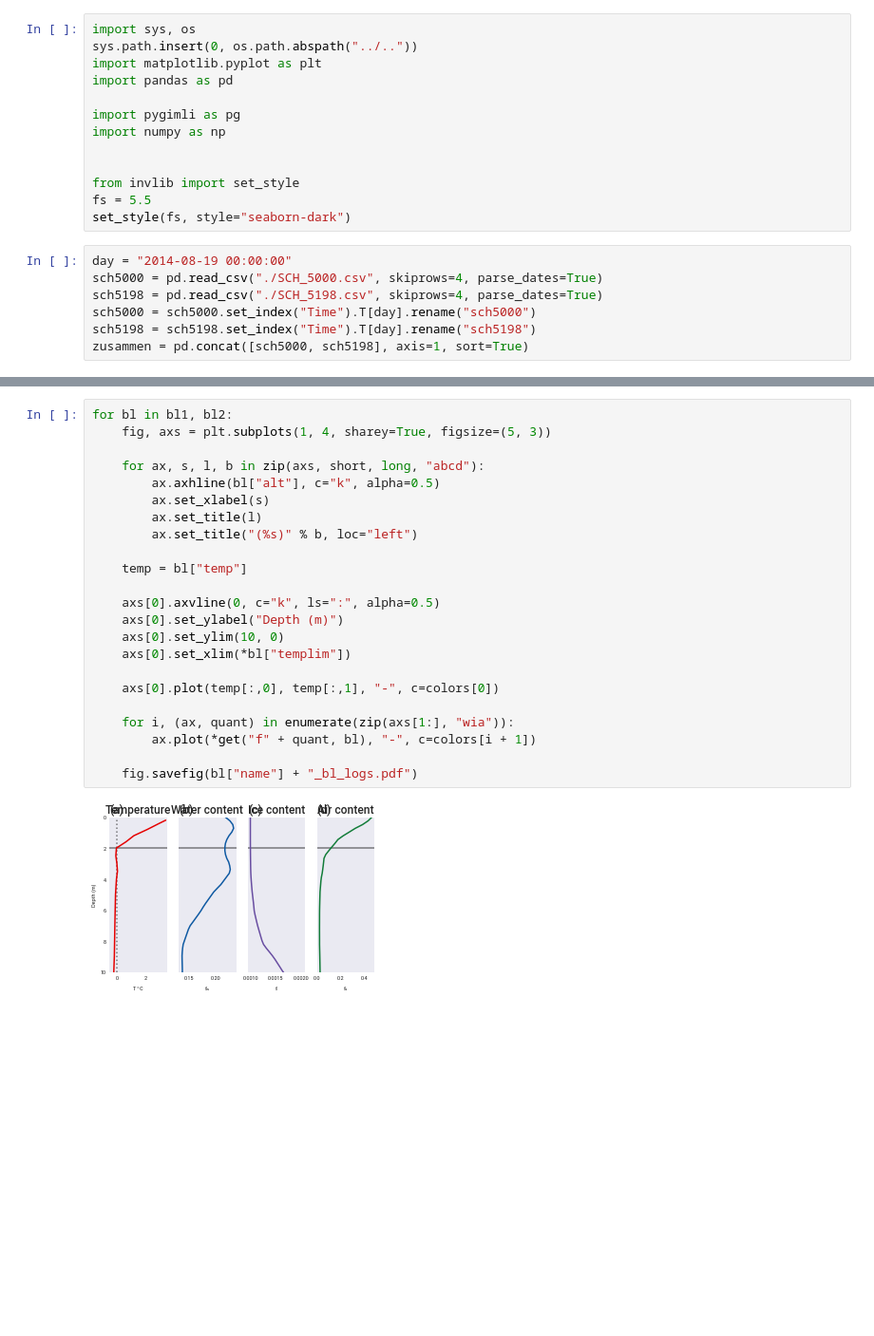
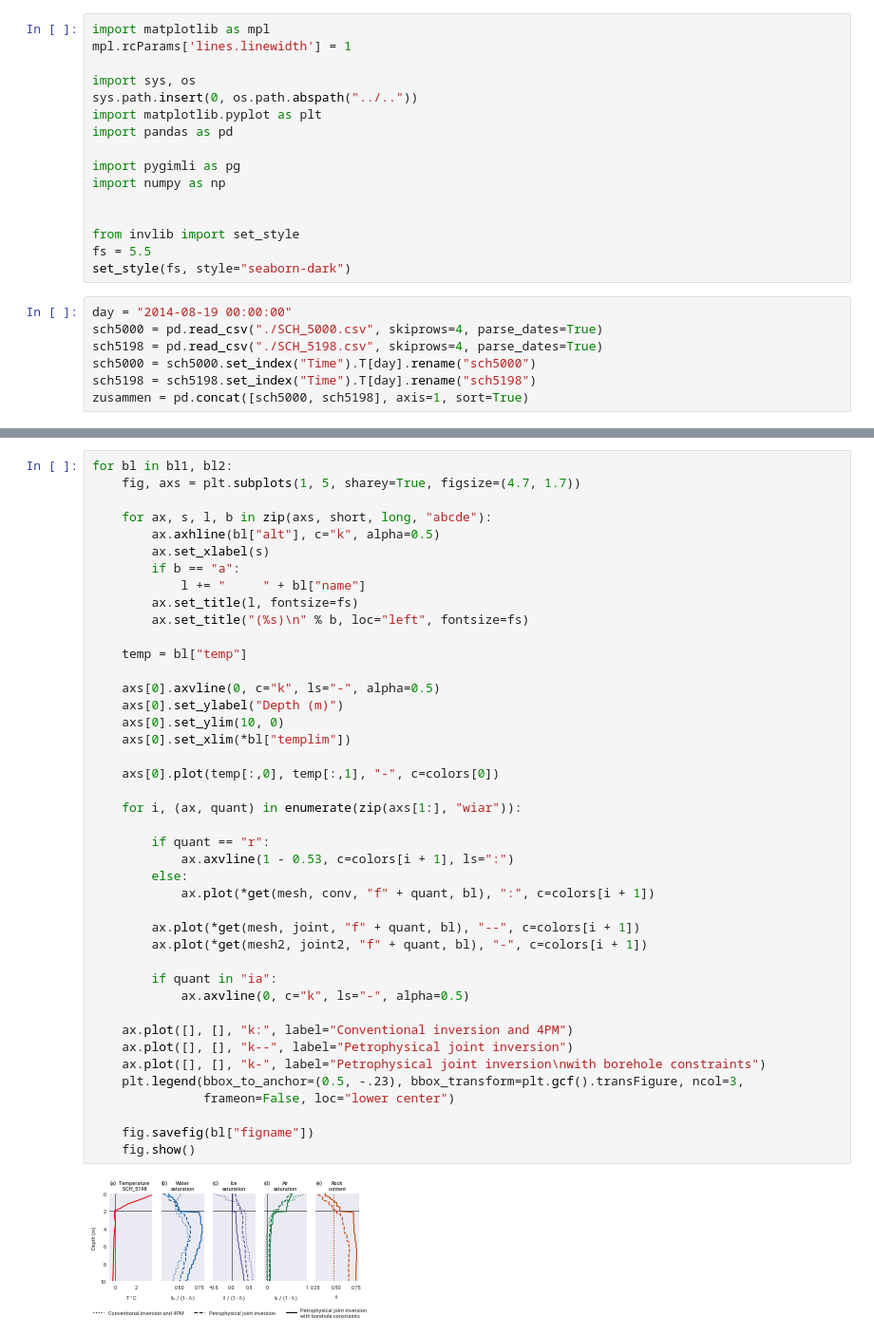
Before and after one commit to florian-wagner/four-phase-inversion, a Jupyter notebook: field_cases/SCH2014-08-19/plot_boreholes.ipynb, the cells around one changed output, grey strips where cells are left out. Shown at 95% size. Saved outputs shown, nothing was run; the diff lists cells and outputs as text; blank space fills up the shorter version.

Commit message:
Finalize figures

```diff
--- a/field_cases/SCH2014-08-19/plot_boreholes.ipynb
+++ b/field_cases/SCH2014-08-19/plot_boreholes.ipynb
@@ -1,4 +1,7 @@
 # %%
+import matplotlib as mpl
+mpl.rcParams['lines.linewidth'] = 1
+
 import sys, os
 sys.path.insert(0, os.path.abspath("../.."))
 import matplotlib.pyplot as plt
@@ -54,25 +83,44 @@ colors = ["xkcd:red", "#0e59a2", "#684da1", "#127c39"]
 # %%
 for bl in bl1, bl2:
-    fig, axs = plt.subplots(1, 4, sharey=True, figsize=(5, 3))
+    fig, axs = plt.subplots(1, 5, sharey=True, figsize=(4.7, 1.7))
 
-    for ax, s, l, b in zip(axs, short, long, "abcd"):
+    for ax, s, l, b in zip(axs, short, long, "abcde"):
         ax.axhline(bl["alt"], c="k", alpha=0.5)
         ax.set_xlabel(s)
-        ax.set_title(l)
-        ax.set_title("(%s)" % b, loc="left")
+        if b == "a":
+            l += "     " + bl["name"]
+        ax.set_title(l, fontsize=fs)
+        ax.set_title("(%s)\n" % b, loc="left", fontsize=fs)
 
     temp = bl["temp"]
 
-    axs[0].axvline(0, c="k", ls=":", alpha=0.5)
+    axs[0].axvline(0, c="k", ls="-", alpha=0.5)
     axs[0].set_ylabel("Depth (m)")
     axs[0].set_ylim(10, 0)
     axs[0].set_xlim(*bl["templim"])
 
     axs[0].plot(temp[:,0], temp[:,1], "-", c=colors[0])
 
-    for i, (ax, quant) in enumerate(zip(axs[1:], "wia")):
-        ax.plot(*get("f" + quant, bl), "-", c=colors[i + 1])
+    for i, (ax, quant) in enumerate(zip(axs[1:], "wiar")):
 
-    fig.savefig(bl["name"] + "_bl_logs.pdf")
+        if quant == "r":
+            ax.axvline(1 - 0.53, c=colors[i + 1], ls=":")
+        else:
+            ax.plot(*get(mesh, conv, "f" + quant, bl), ":", c=colors[i + 1])
+
+        ax.plot(*get(mesh, joint, "f" + quant, bl), "--", c=colors[i + 1])
+        ax.plot(*get(mesh2, joint2, "f" + quant, bl), "-", c=colors[i + 1])
+
+        if quant in "ia":
+            ax.axvline(0, c="k", ls="-", alpha=0.5)
+
+    ax.plot([], [], "k:", label="Conventional inversion and 4PM")
+    ax.plot([], [], "k--", label="Petrophysical joint inversion")
+    ax.plot([], [], "k-", label="Petrophysical joint inversion\nwith borehole constraints")
+    plt.legend(bbox_to_anchor=(0.5, -.23), bbox_transform=plt.gcf().transFigure, ncol=3,
+               frameon=False, loc="lower center")
+
+    fig.savefig(bl["figname"])
+    fig.show()
 # %% [output]
-[figure, old version]
+[figure, new version]
```
Also changed, not shown: parts of 2 cells of this notebook, 6 other files.
